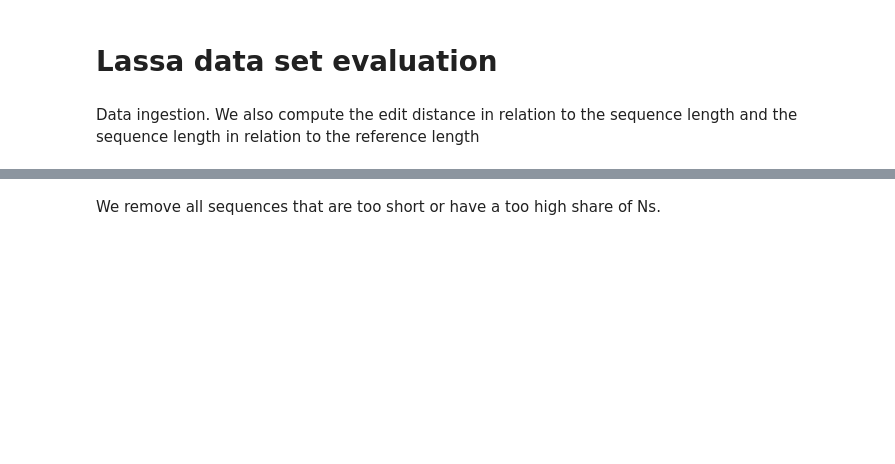
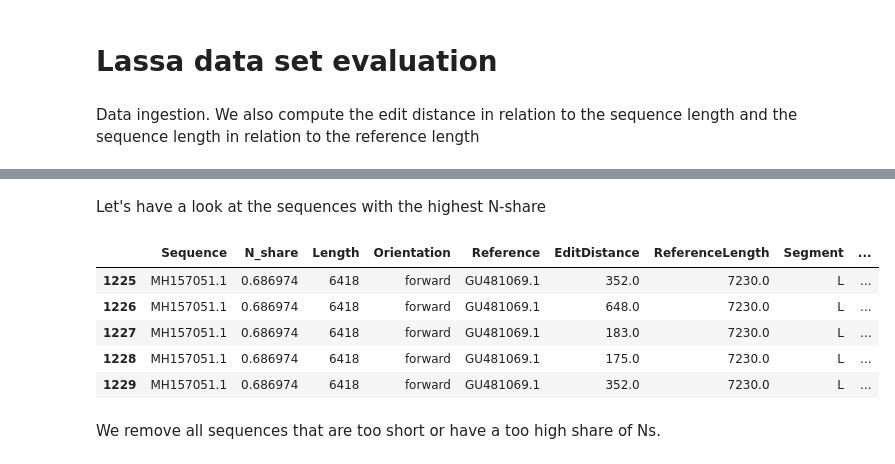
Before and after one commit to OPR-group-BNITM/vimop_database_update, a Jupyter notebook: mammarenavirus_lassaense/notebook/lassa.ipynb, the cells around one changed output, grey strips where cells are left out. Saved outputs shown, nothing was run; the diff lists cells and outputs as text; code cells hidden in the pictures; blank space fills up the shorter version.

```diff
--- a/mammarenavirus_lassaense/notebook/lassa.ipynb
+++ b/mammarenavirus_lassaense/notebook/lassa.ipynb
@@ -57,3 +79,14 @@ array([[<Axes: title={'center': 'N_share'}>,
+# %% [markdown]
+Let's have a look at the sequences with the highest N-share
+# %%
+seqstats.nlargest(5, 'N_share')
+# %% [output]
+|  | Sequence | N_share | Length | Orientation | Reference | EditDistance | ReferenceLength | Segment | ... |
+| 1225 | MH157051.1 | 0.686974 | 6418 | forward | GU481069.1 | 352.0 | 7230.0 | L | ... |
+| 1226 | MH157051.1 | 0.686974 | 6418 | forward | GU481069.1 | 648.0 | 7230.0 | L | ... |
+| 1227 | MH157051.1 | 0.686974 | 6418 | forward | GU481069.1 | 183.0 | 7230.0 | L | ... |
+| 1228 | MH157051.1 | 0.686974 | 6418 | forward | GU481069.1 | 175.0 | 7230.0 | L | ... |
+| 1229 | MH157051.1 | 0.686974 | 6418 | forward | GU481069.1 | 352.0 | 7230.0 | L | ... |
 # %% [markdown]
 We remove all sequences that are too short or have a too high share of Ns.
 # %%
```
Also changed, not shown: parts of 19 cells of this notebook, 5 other files.
